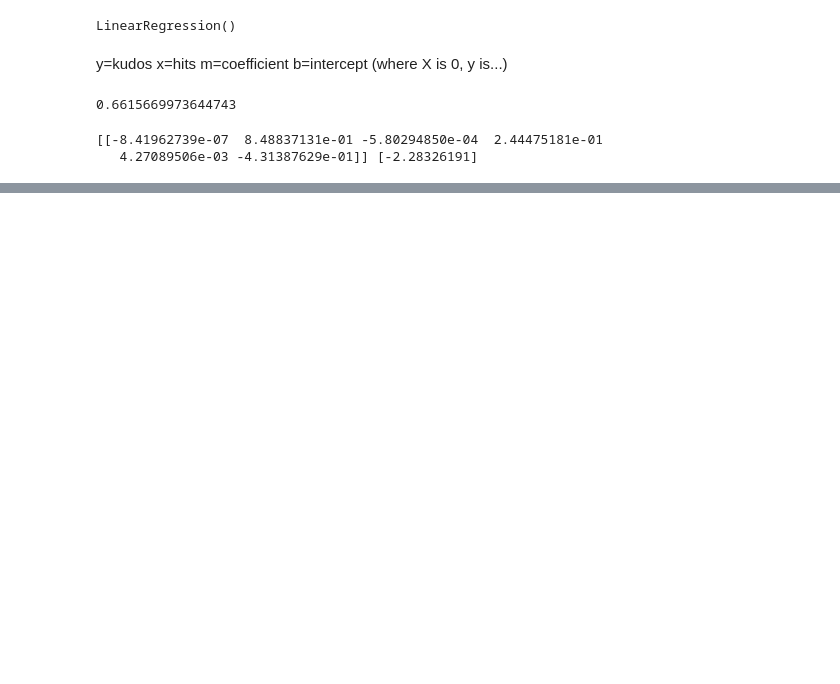
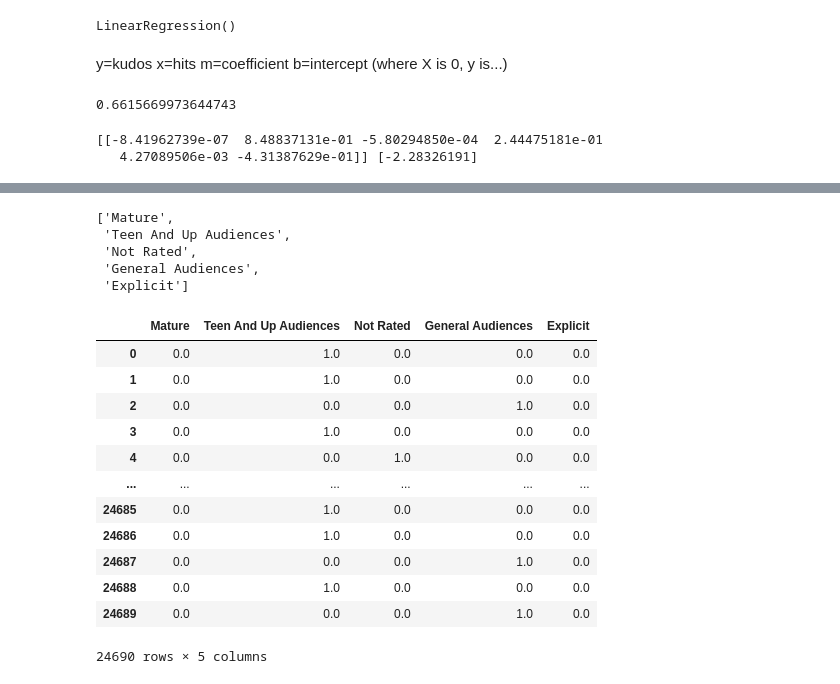
Before and after one commit to elhudson/fanficStats, a Jupyter notebook: ofmd.ipynb, the cells around one changed output, grey strips where cells are left out. Drawn from its saved outputs; the diff is of its cells as text; code cells hidden in the pictures; blank space fills up the shorter version.

```diff
--- a/ofmd.ipynb
+++ b/ofmd.ipynb
@@ -269,0 +384,2 @@ plt.hist(2**y_test_df['kudos_log'], bins=100, color="red", alpha=0.5)
+# %%
+ratings=ofmd["rating"]
@@ -269,0 +397,34 @@ plt.hist(2**y_test_df['kudos_log'], bins=100, color="red", alpha=0.5)
+# %%
+vals=list(set(ratings.values))
+ratings_enc=np.zeros((len(ratings), len(vals)))
+# %%
+vals
+# %% [output]
+['Mature',
+ 'Teen And Up Audiences',
+ 'Not Rated',
+ 'General Audiences',
+ 'Explicit']
+# %%
+for f in range(len(ofmd)):
+    for v in range(len(vals)):
+        if ofmd.iloc[f]['rating']==vals[v]:
+            ratings_enc[f][v]=1.0
+# %%
+fr=pd.DataFrame(data=ratings_enc, columns=vals)
+# %%
+fr
+# %% [output]
+|  | Mature | Teen And Up Audiences | Not Rated | General Audiences | Explicit |
+| 0 | 0.0 | 1.0 | 0.0 | 0.0 | 0.0 |
+| 1 | 0.0 | 1.0 | 0.0 | 0.0 | 0.0 |
+| 2 | 0.0 | 0.0 | 0.0 | 1.0 | 0.0 |
+| 3 | 0.0 | 1.0 | 0.0 | 0.0 | 0.0 |
+| 4 | 0.0 | 0.0 | 1.0 | 0.0 | 0.0 |
+| ... | ... | ... | ... | ... | ... |
+| 24685 | 0.0 | 1.0 | 0.0 | 0.0 | 0.0 |
+| 24686 | 0.0 | 1.0 | 0.0 | 0.0 | 0.0 |
+| 24687 | 0.0 | 0.0 | 0.0 | 1.0 | 0.0 |
+| 24688 | 0.0 | 1.0 | 0.0 | 0.0 | 0.0 |
+| 24689 | 0.0 | 0.0 | 0.0 | 1.0 | 0.0 |
+24690 rows × 5 columns
```
Also changed, not shown: parts of 24 cells of this notebook, 4 other files.
